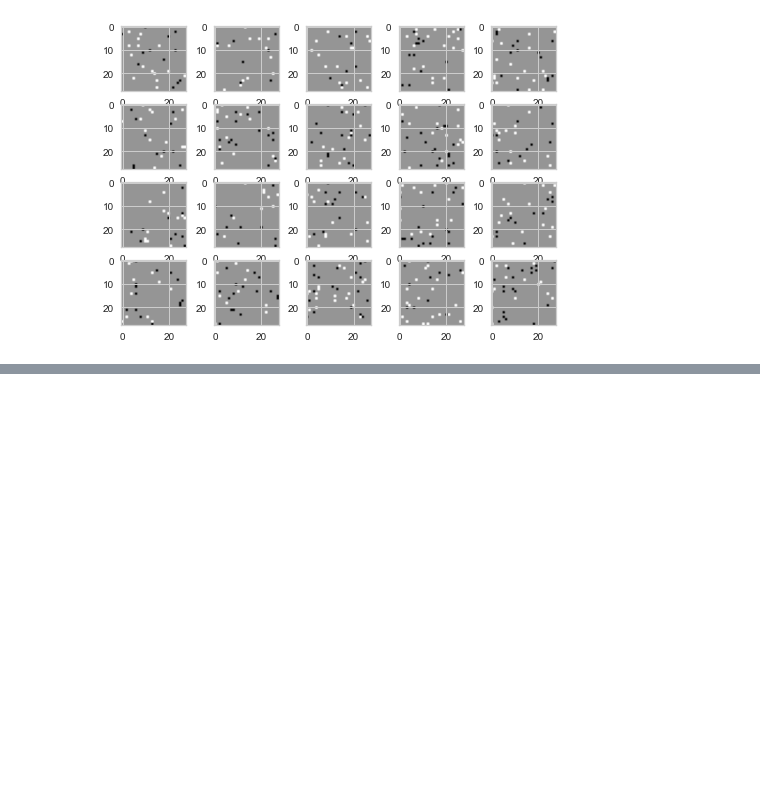
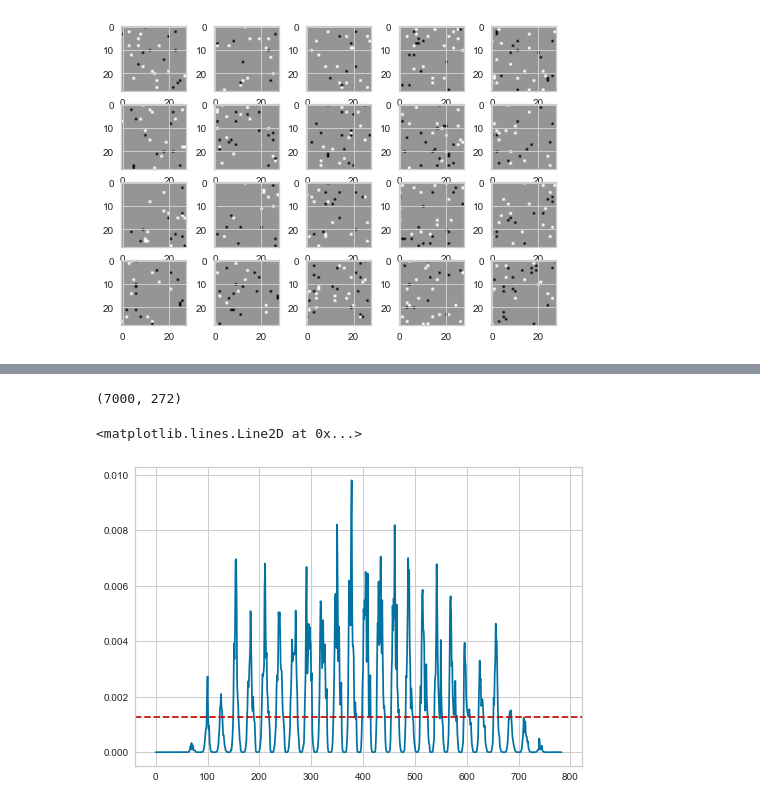
Before and after one commit to barmag/cs7641-projects, a Jupyter notebook: project3/experiments.ipynb, the cells around one changed output, grey strips where cells are left out. Cells and saved outputs as stored; diff of their text form; code cells hidden in the pictures; blank space fills up the shorter version.

Commit message:
mnist random forrest DR

```diff
--- a/project3/experiments.ipynb
+++ b/project3/experiments.ipynb
@@ -715,0 +747,15 @@ for i in range(-1, -21, -1):
+# %%
+rf_clf = RandomForestClassifier()
+rf_clf.fit(mnist_X_train, mnist_y_train)
+rf_dr_model = SelectFromModel(rf_clf, prefit=True)
+x_new = rf_dr_model.transform(mnist_X_test)
+x_new.shape
+# %% [output]
+(7000, 272)
+# %%
+fig, ax = plt.subplots()
+ax.plot( rf_clf.feature_importances_)
+ax.axhline(np.mean(rf_clf.feature_importances_), c ='r', linestyle='--', label='mean')
+# %% [output]
+<matplotlib.lines.Line2D at 0x...>
+[figure, added]
```
Also changed, not shown: parts of 6 cells of this notebook.
